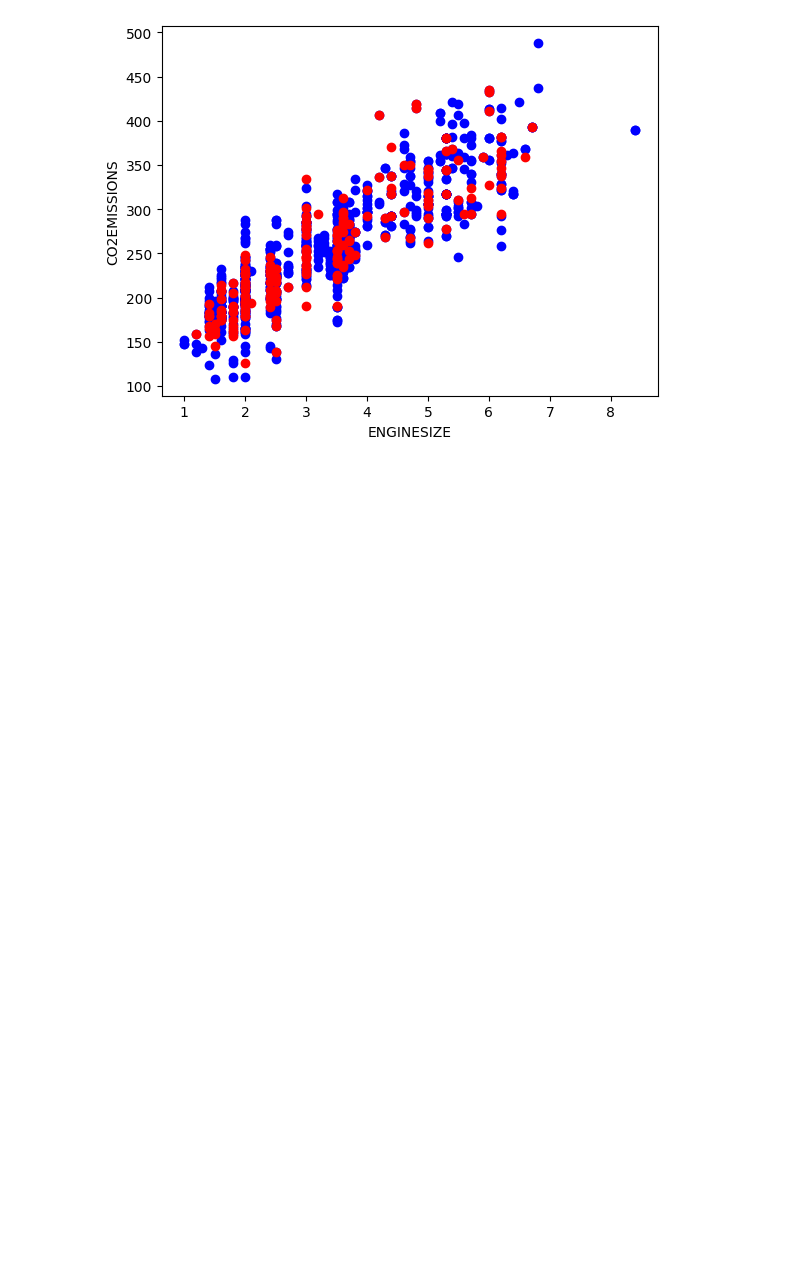
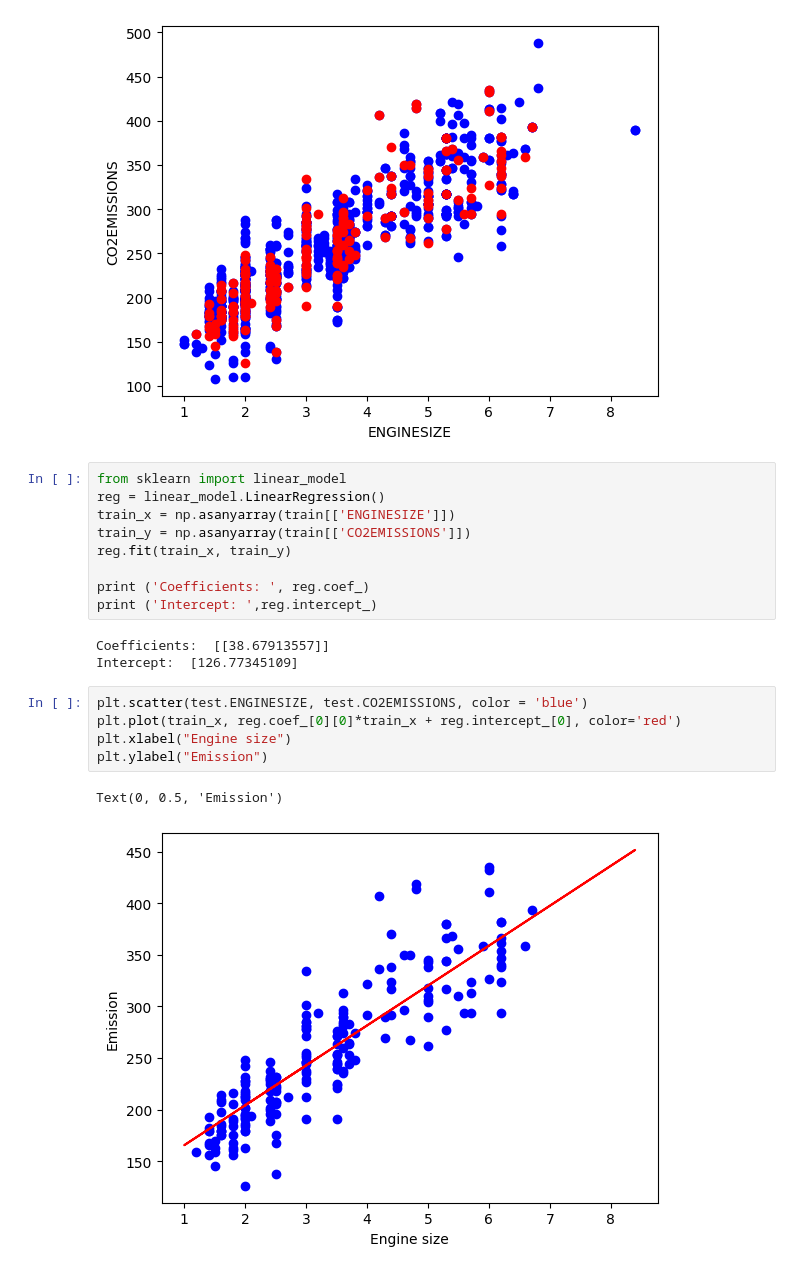
Before and after one commit to kimia-yousefi/regression, a Jupyter notebook: SimpleLinearRegression/SimpleLinearReg.ipynb, the cells around one changed output. Saved outputs shown, nothing was run; the diff lists cells and outputs as text; blank space fills up the shorter version.

Commit message:
Add simple linear regression

```diff
--- a/SimpleLinearRegression/SimpleLinearReg.ipynb
+++ b/SimpleLinearRegression/SimpleLinearReg.ipynb
@@ -121,3 +121,23 @@ plt.ylabel("CO2EMISSIONS")
 plt.show()
 # %% [output]
 [figure]
+# %%
+from sklearn import linear_model
+reg = linear_model.LinearRegression()
+train_x = np.asanyarray(train[['ENGINESIZE']])
+train_y = np.asanyarray(train[['CO2EMISSIONS']])
+reg.fit(train_x, train_y)
+
+print ('Coefficients: ', reg.coef_)
+print ('Intercept: ',reg.intercept_)
+# %% [output]
+Coefficients:  [[38.67913557]]
+Intercept:  [126.77345109]
+# %%
+plt.scatter(test.ENGINESIZE, test.CO2EMISSIONS, color = 'blue')
+plt.plot(train_x, reg.coef_[0][0]*train_x + reg.intercept_[0], color='red')
+plt.xlabel("Engine size")
+plt.ylabel("Emission")
+# %% [output]
+Text(0, 0.5, 'Emission')
+[figure, added]
```
